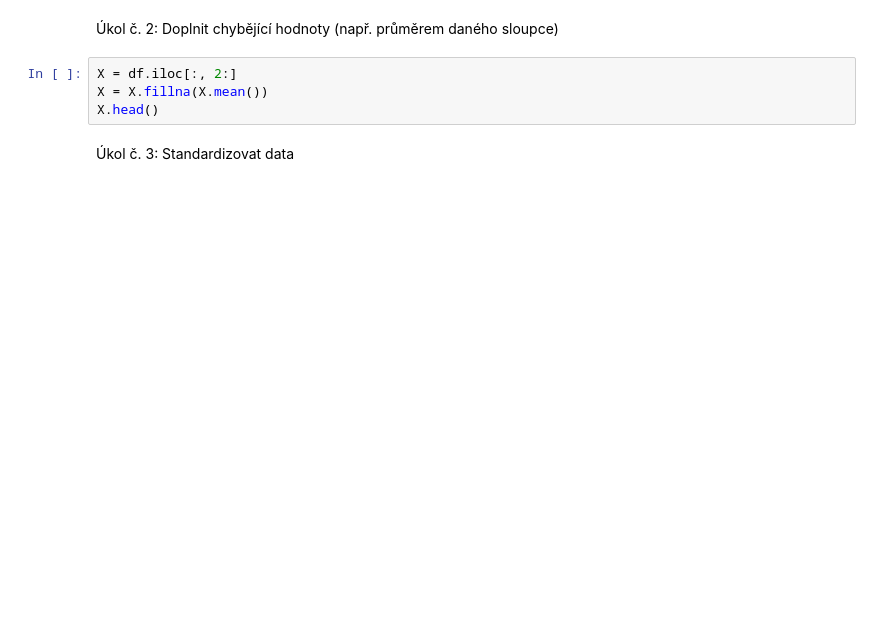
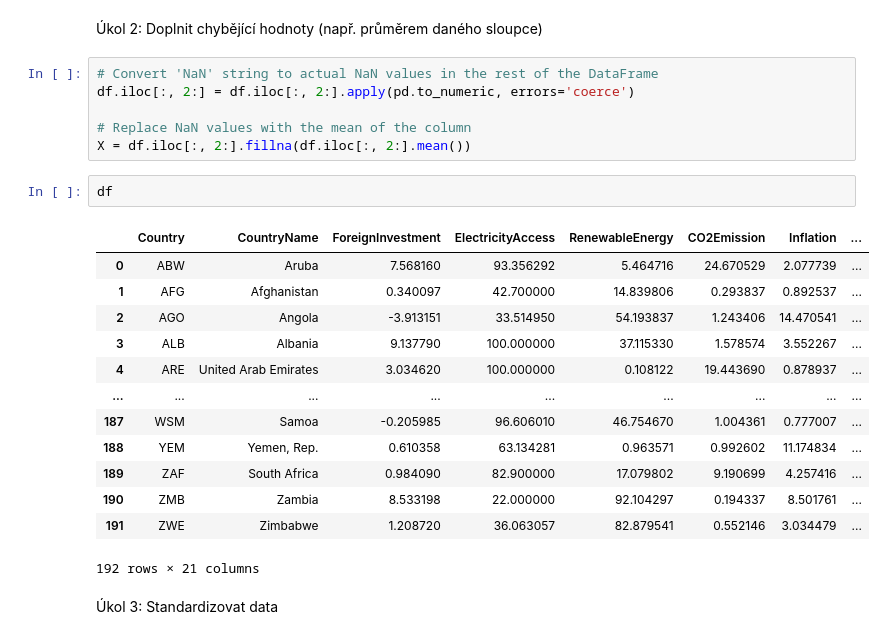
Before and after one commit to kamilahoudek/Projects, a Jupyter notebook: Project_Unsupervised_World_Bank/Project - Unsupervised - World Bank.ipynb, the cells around one changed output. Saved outputs shown, nothing was run; the diff lists cells and outputs as text; blank space fills up the shorter version.

```diff
--- a/Project_Unsupervised_World_Bank/Project - Unsupervised - World Bank.ipynb
+++ b/Project_Unsupervised_World_Bank/Project - Unsupervised - World Bank.ipynb
@@ -26,11 +66,29 @@ df.isna().sum()
 # %% [markdown]
-Úkol č. 2: Doplnit chybějící hodnoty (např. průměrem daného sloupce)
+Úkol 2: Doplnit chybějící hodnoty (např. průměrem daného sloupce)
-# %%
-X = df.iloc[:, 2:]
-X = X.fillna(X.mean())
-X.head()
+# %%
+# Convert 'NaN' string to actual NaN values in the rest of the DataFrame
+df.iloc[:, 2:] = df.iloc[:, 2:].apply(pd.to_numeric, errors='coerce')
+
+# Replace NaN values with the mean of the column
+X = df.iloc[:, 2:].fillna(df.iloc[:, 2:].mean())
+# %%
+df
+# %% [output]
+|  | Country | CountryName | ForeignInvestment | ElectricityAccess | RenewableEnergy | CO2Emission | Inflation | ... |
+| 0 | ABW | Aruba | 7.568160 | 93.356292 | 5.464716 | 24.670529 | 2.077739 | ... |
+| 1 | AFG | Afghanistan | 0.340097 | 42.700000 | 14.839806 | 0.293837 | 0.892537 | ... |
+| 2 | AGO | Angola | -3.913151 | 33.514950 | 54.193837 | 1.243406 | 14.470541 | ... |
+| 3 | ALB | Albania | 9.137790 | 100.000000 | 37.115330 | 1.578574 | 3.552267 | ... |
+| 4 | ARE | United Arab Emirates | 3.034620 | 100.000000 | 0.108122 | 19.443690 | 0.878937 | ... |
+| ... | ... | ... | ... | ... | ... | ... | ... | ... |
+| 187 | WSM | Samoa | -0.205985 | 96.606010 | 46.754670 | 1.004361 | 0.777007 | ... |
+| 188 | YEM | Yemen, Rep. | 0.610358 | 63.134281 | 0.963571 | 0.992602 | 11.174834 | ... |
+| 189 | ZAF | South Africa | 0.984090 | 82.900000 | 17.079802 | 9.190699 | 4.257416 | ... |
+| 190 | ZMB | Zambia | 8.533198 | 22.000000 | 92.104297 | 0.194337 | 8.501761 | ... |
+| 191 | ZWE | Zimbabwe | 1.208720 | 36.063057 | 82.879541 | 0.552146 | 3.034479 | ... |
+192 rows × 21 columns
 # %% [markdown]
-Úkol č. 3: Standardizovat data
+Úkol 3: Standardizovat data
 # %%
 scaler = StandardScaler()
 X_scaled = scaler.fit_transform(X)
```
Also changed, not shown: parts of 54 cells of this notebook.
